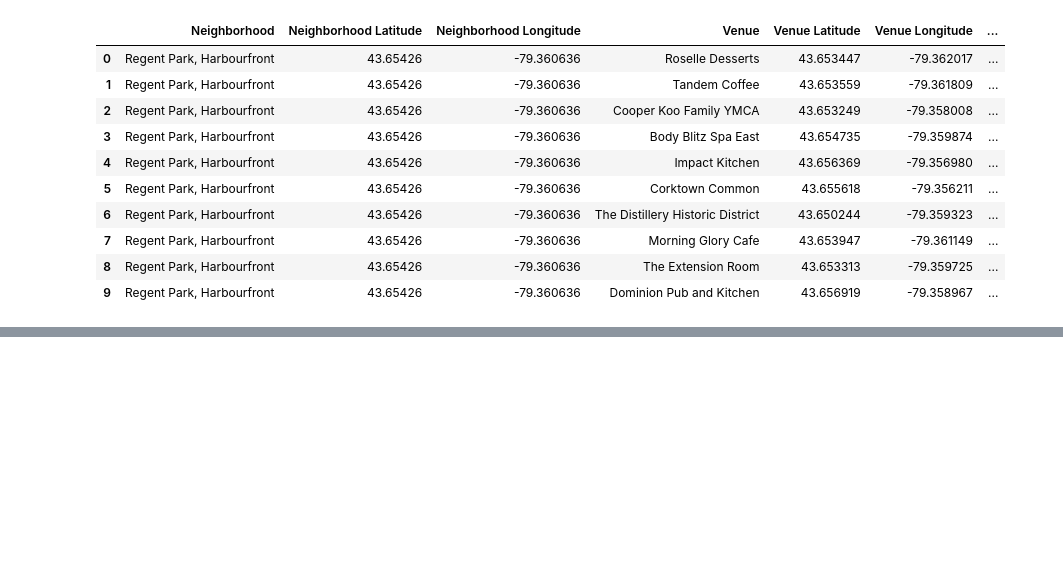
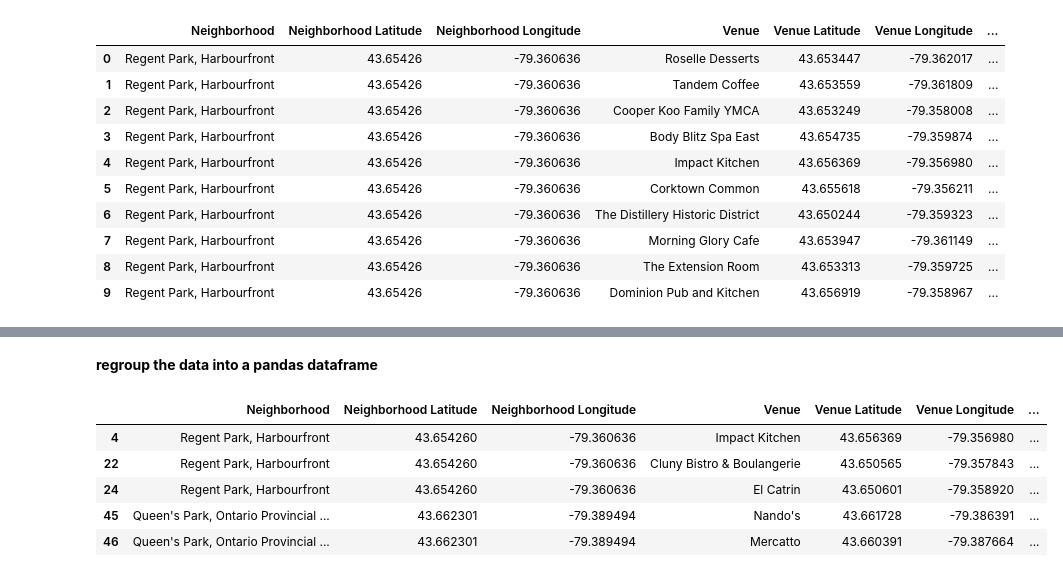
Before and after one commit to chikoungoun/IBM-Courses, a Jupyter notebook: Battle of the Neighborhoods/Battle of the neighborhoods Description of The problem Week 2.ipynb, the cells around one changed output, grey strips where cells are left out. Drawn from its saved outputs; the diff is of its cells as text; code cells hidden in the pictures; blank space fills up the shorter version.

```diff
--- a/Battle of the Neighborhoods/Battle of the neighborhoods Description of The problem Week 2.ipynb
+++ b/Battle of the Neighborhoods/Battle of the neighborhoods Description of The problem Week 2.ipynb
@@ -207,0 +232,6 @@ Toronto Venues Shape :  (1629, 7)
+# %%
+restaurant_type = []
+for i in venue_categories.index:
+    if 'Restaurant' in i:
+        print(i)
+        restaurant_type.append(i)
@@ -207,0 +258,6 @@ Toronto Venues Shape :  (1629, 7)
+# %%
+restaurant_type_list = []
+for i, row_i in toronto_venues.iterrows():
+    print(row_i['Venue Category'])
+    if row_i['Venue Category'] in restaurant_type:
+        restaurant_type_list.append(row_i)
@@ -207,0 +302,12 @@ Toronto Venues Shape :  (1629, 7)
+# %% [markdown]
+**regroup the data into a pandas dataframe**
+# %%
+toronto_resto = pd.DataFrame(restaurant_type_list)
+toronto_resto.head()
+# %% [output]
+|  | Neighborhood | Neighborhood Latitude | Neighborhood Longitude | Venue | Venue Latitude | Venue Longitude | ... |
+| 4 | Regent Park, Harbourfront | 43.654260 | -79.360636 | Impact Kitchen | 43.656369 | -79.356980 | ... |
+| 22 | Regent Park, Harbourfront | 43.654260 | -79.360636 | Cluny Bistro & Boulangerie | 43.650565 | -79.357843 | ... |
+| 24 | Regent Park, Harbourfront | 43.654260 | -79.360636 | El Catrin | 43.650601 | -79.358920 | ... |
+| 45 | Queen's Park, Ontario Provincial ... | 43.662301 | -79.389494 | Nando's | 43.661728 | -79.386391 | ... |
+| 46 | Queen's Park, Ontario Provincial ... | 43.662301 | -79.389494 | Mercatto | 43.660391 | -79.387664 | ... |
```
Also changed, not shown: parts of 8 cells of this notebook.
